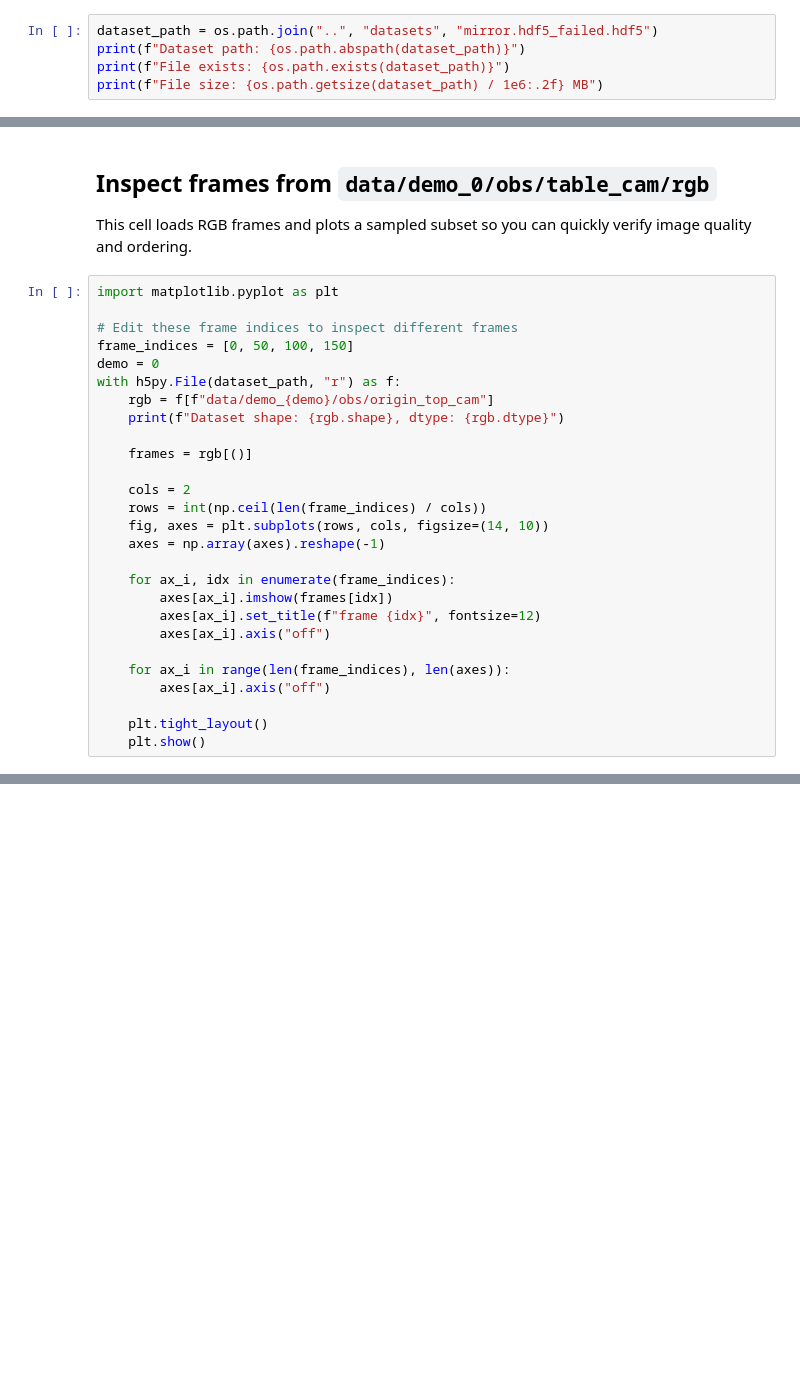
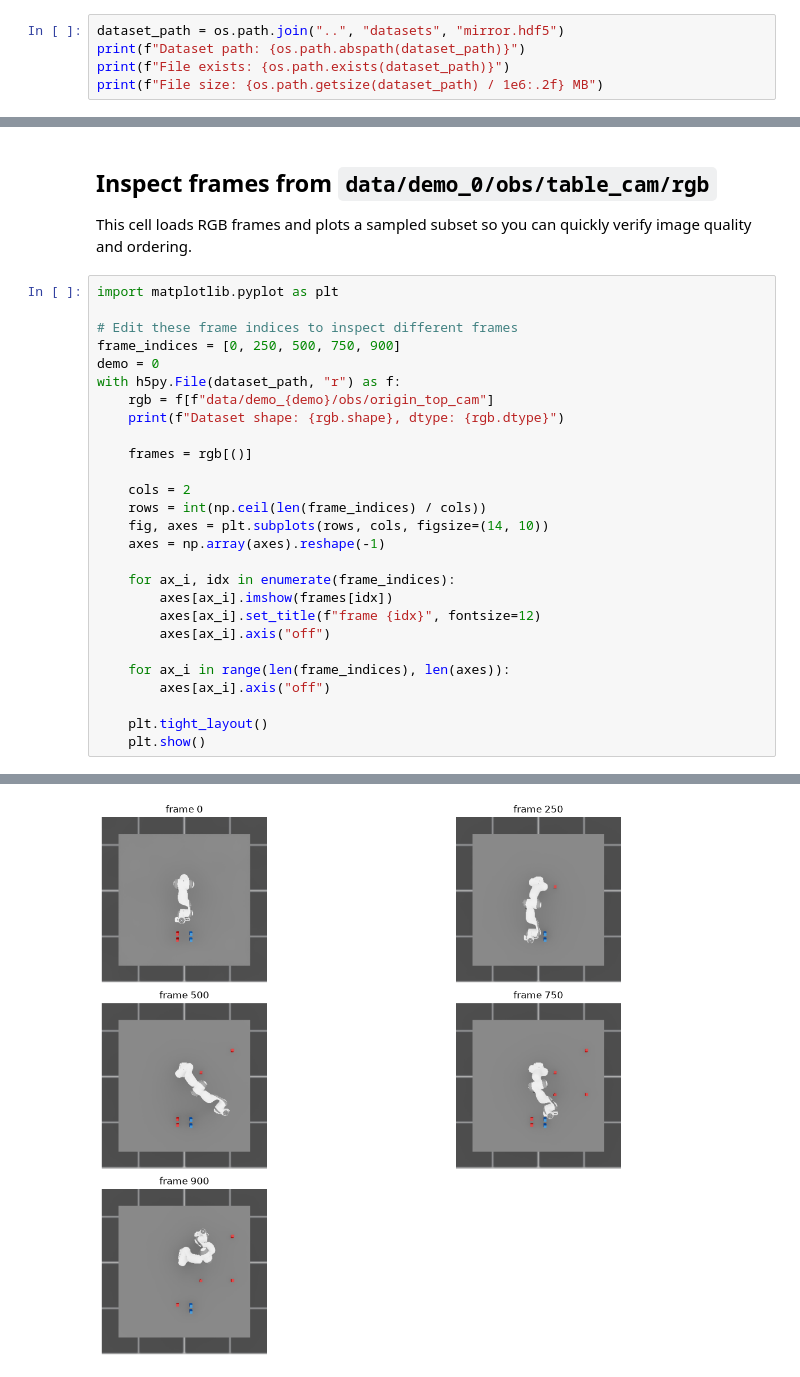
Before and after one commit to nardo7/era_bench, a Jupyter notebook: scripts/explore_dataset.ipynb, the cells around one changed output, grey strips where cells are left out. Drawn from its saved outputs; the diff is of its cells as text; blank space fills up the shorter version.

```diff
--- a/scripts/explore_dataset.ipynb
+++ b/scripts/explore_dataset.ipynb
@@ -9,7 +9,7 @@ import os
 # %% [markdown]
 ## Load the dataset
 # %%
-dataset_path = os.path.join("..", "datasets", "mirror.hdf5_failed.hdf5")
+dataset_path = os.path.join("..", "datasets", "mirror.hdf5")
 print(f"Dataset path: {os.path.abspath(dataset_path)}")
 print(f"File exists: {os.path.exists(dataset_path)}")
 print(f"File size: {os.path.getsize(dataset_path) / 1e6:.2f} MB")
@@ -237,7 +237,7 @@ This cell loads RGB frames and plots a sampled subset so you can quickly verify
 import matplotlib.pyplot as plt
 
 # Edit these frame indices to inspect different frames
-frame_indices = [0, 50, 100, 150]
+frame_indices = [0, 250, 500, 750, 900]
 demo = 0
 with h5py.File(dataset_path, "r") as f:
     rgb = f[f"data/demo_{demo}/obs/origin_top_cam"]
@@ -264,0 +265 @@ BlockingIOError: [Errno 11] Unable to synchronously open file (unable to lock fi
+[figure, added]
```
Also changed, not shown: parts of 3 cells of this notebook, 10 other files.
